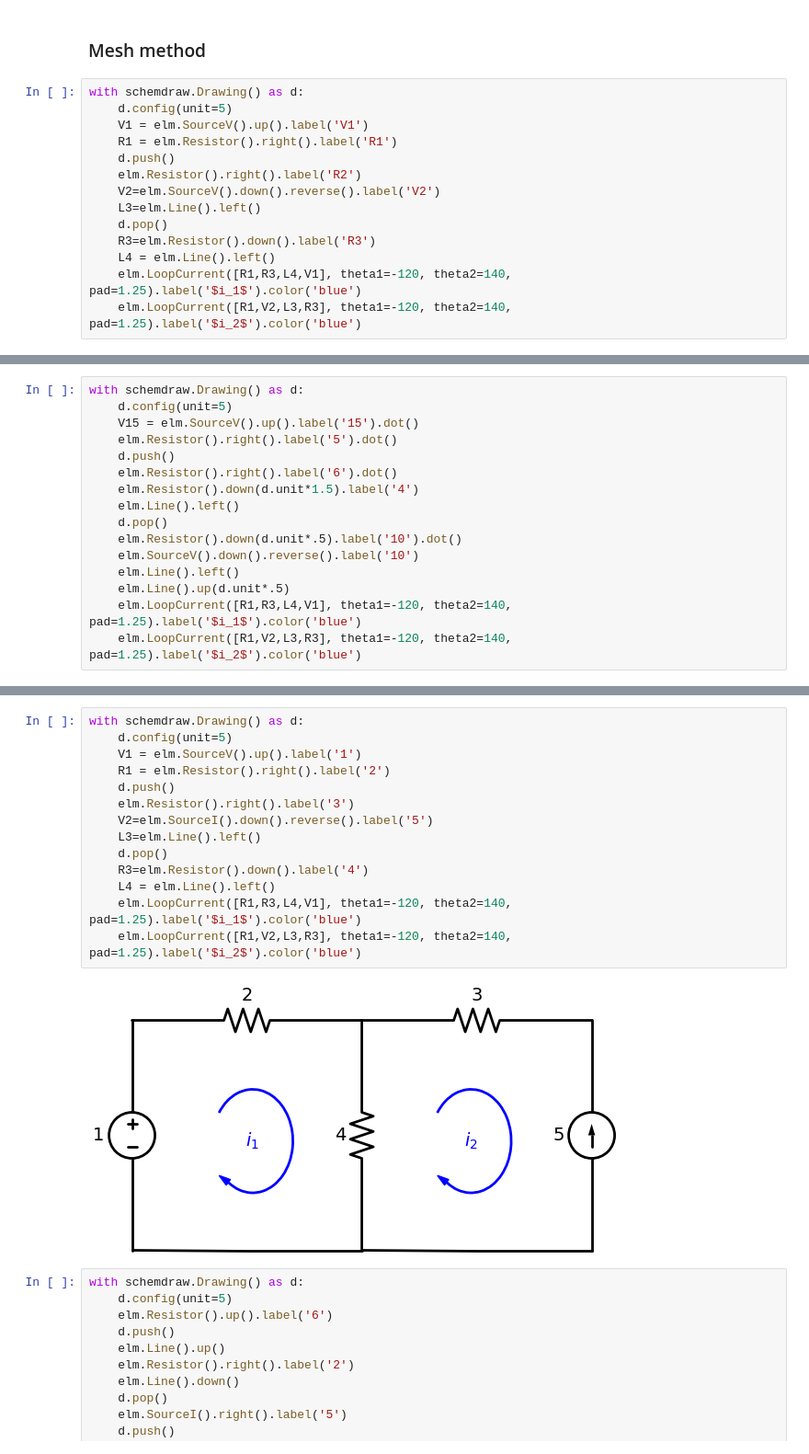
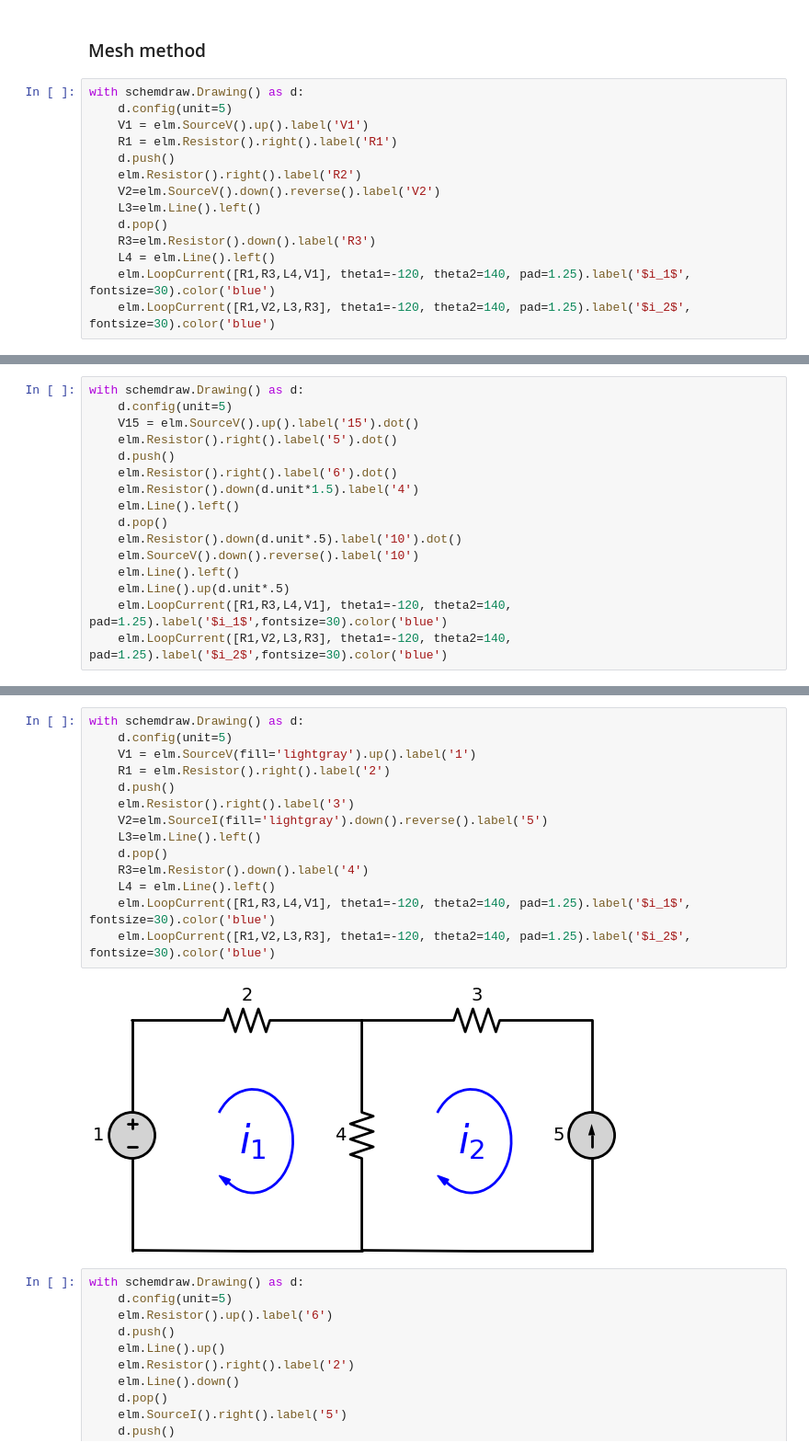
Before and after one commit to funmv/course_electricity, a Jupyter notebook: SchemDraw.ipynb, the cells around one changed output, grey strips where cells are left out. Shown: that part at 92% size. Saved outputs shown, nothing was run; the diff lists cells and outputs as text.

```diff
--- a/SchemDraw.ipynb
+++ b/SchemDraw.ipynb
@@ -136,6 +136,6 @@ with schemdraw.Drawing() as d:
     d.pop()
     R3=elm.Resistor().down().label('R3')
     L4 = elm.Line().left()
-    elm.LoopCurrent([R1,R3,L4,V1], theta1=-120, theta2=140, pad=1.25).label('$i_1$').color('blue')
-    elm.LoopCurrent([R1,V2,L3,R3], theta1=-120, theta2=140, pad=1.25).label('$i_2$').color('blue')
+    elm.LoopCurrent([R1,R3,L4,V1], theta1=-120, theta2=140, pad=1.25).label('$i_1$', fontsize=30).color('blue')
+    elm.LoopCurrent([R1,V2,L3,R3], theta1=-120, theta2=140, pad=1.25).label('$i_2$', fontsize=30).color('blue')
 # %% [output]
@@ -154,6 +154,6 @@ with schemdraw.Drawing() as d:
     elm.SourceV().down().reverse().label('10')
     elm.Line().left()
     elm.Line().up(d.unit*.5)
-    elm.LoopCurrent([R1,R3,L4,V1], theta1=-120, theta2=140, pad=1.25).label('$i_1$').color('blue')
-    elm.LoopCurrent([R1,V2,L3,R3], theta1=-120, theta2=140, pad=1.25).label('$i_2$').color('blue')
+    elm.LoopCurrent([R1,R3,L4,V1], theta1=-120, theta2=140, pad=1.25).label('$i_1$',fontsize=30).color('blue')
+    elm.LoopCurrent([R1,V2,L3,R3], theta1=-120, theta2=140, pad=1.25).label('$i_2$',fontsize=30).color('blue')
 # %% [output]
@@ -161,19 +161,19 @@ with schemdraw.Drawing() as d:
 # %%
 with schemdraw.Drawing() as d:
     d.config(unit=5)
-    V1 = elm.SourceV().up().label('1')
+    V1 = elm.SourceV(fill='lightgray').up().label('1')
     R1 = elm.Resistor().right().label('2')
     d.push()
     elm.Resistor().right().label('3')
-    V2=elm.SourceI().down().reverse().label('5')
+    V2=elm.SourceI(fill='lightgray').down().reverse().label('5')
     L3=elm.Line().left()
     d.pop()
     R3=elm.Resistor().down().label('4')
     L4 = elm.Line().left()
-    elm.LoopCurrent([R1,R3,L4,V1], theta1=-120, theta2=140, pad=1.25).label('$i_1$').color('blue')
-    elm.LoopCurrent([R1,V2,L3,R3], theta1=-120, theta2=140, pad=1.25).label('$i_2$').color('blue')
+    elm.LoopCurrent([R1,R3,L4,V1], theta1=-120, theta2=140, pad=1.25).label('$i_1$', fontsize=30).color('blue')
+    elm.LoopCurrent([R1,V2,L3,R3], theta1=-120, theta2=140, pad=1.25).label('$i_2$', fontsize=30).color('blue')
 # %% [output]
-[figure, old version]
+[figure, new version]
 # %%
 with schemdraw.Drawing() as d:
     d.config(unit=5)
```
Also changed, not shown: parts of 3 cells of this notebook.
